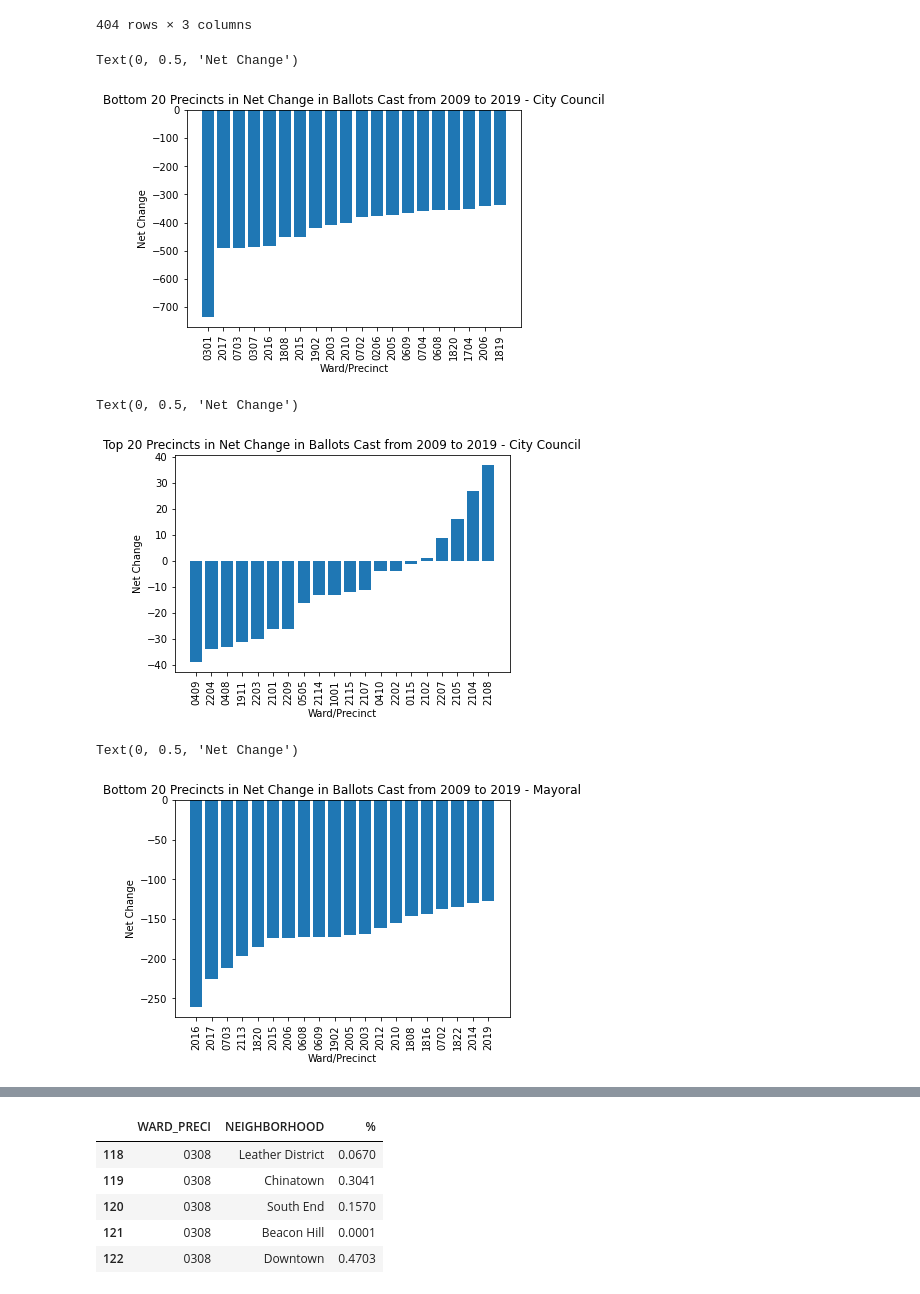
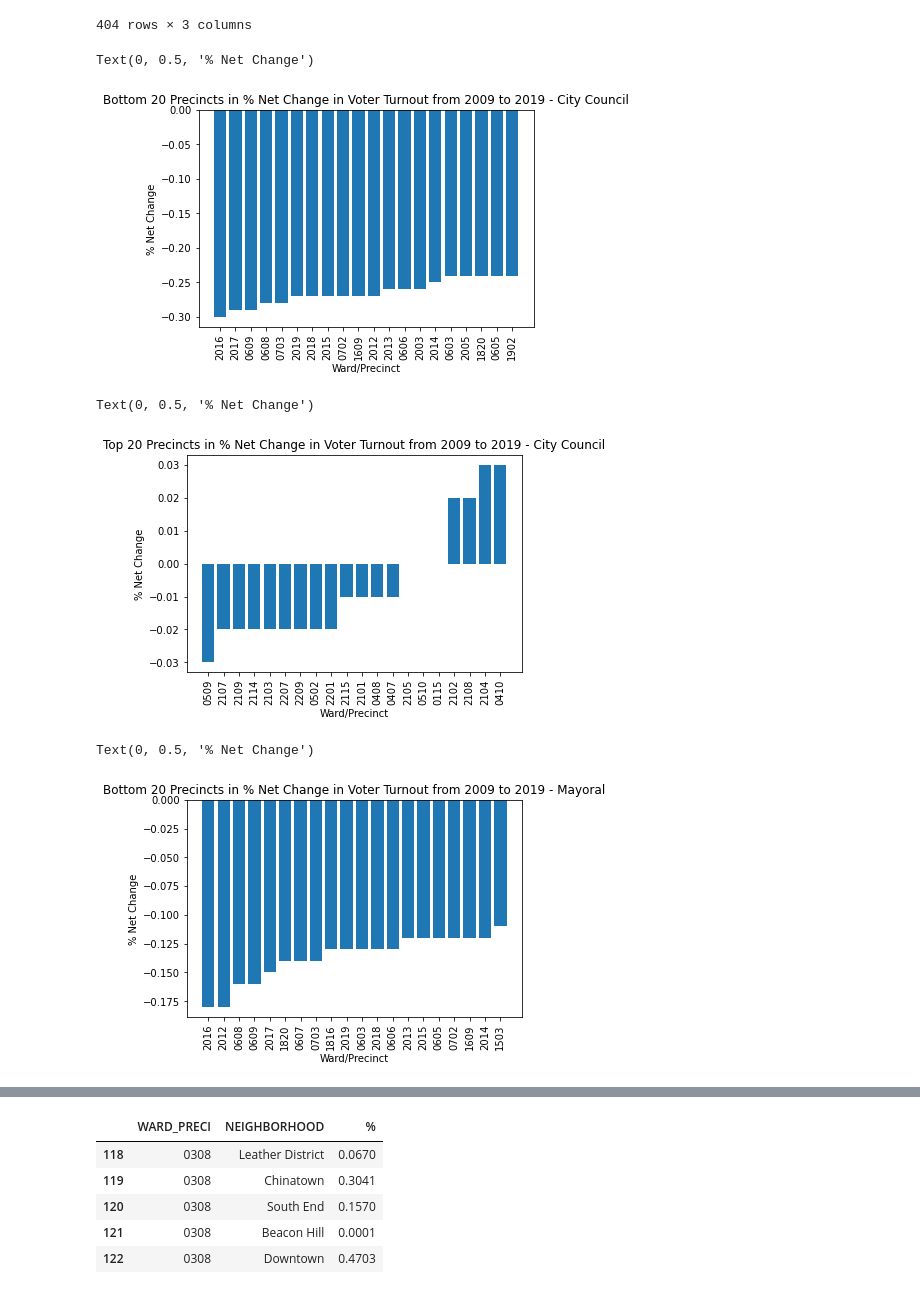
Before and after one commit to yagevlevi/BaystateBanner_Spark, a Jupyter notebook: Voting Patterns/Net_Change_Analysis.ipynb, the cells around one changed output, grey strips where cells are left out. Cells and saved outputs as stored; diff of their text form; code cells hidden in the pictures.

Commit message:
more visualizations

```diff
--- a/Voting Patterns/Net_Change_Analysis.ipynb
+++ b/Voting Patterns/Net_Change_Analysis.ipynb
@@ -9,7 +9,8 @@ m09 = pd.read_csv('Mayoral Election/2009_November Municipal (General) Mayoral Re
 m17 = pd.read_csv('Mayoral Election/2017_November Municipal (General) Mayoral Results.csv')
 
 df = pd.DataFrame(columns=['Ward/Precinct', 'CC Ballots 2009', 'CC Ballots 2019',
-                           'M Ballots 2009', 'M Ballots 2017', 'CVAP 2009', 'CVAP 2017', 'CVAP 2019',
+                           'M Ballots 2009', 'M Ballots 2017', 'Registered Voters 2009', 'Registered Voters 2017',
+                           'Registered Voters 2019',
                            'CC Voter Turnout 2009', 'CC Voter Turnout 2019', 'M Voter Turnout 2009',
                            'M Voter Turnout 2017', 'CC % Net Change','M % Net Change', 'CC Net Change',
                            'M Net Change', 'Neighborhood'])
@@ -20,13 +21,13 @@ df['M Ballots 2009'] = m09['BALLOTS CAST']
 df['M Ballots 2017'] = m17['BALLOTS CAST']
 
 for i in range(len(df)):
-    df.loc[i, 'CC Voter Turnout 2009'] = round(cc09.loc[i, 'BALLOTS CAST']/cc09.loc[i, 'CVAP'],2)
-    df.loc[i, 'CC Voter Turnout 2019'] = round(cc19.loc[i, 'BALLOTS CAST']/cc19.loc[i, 'CVAP'],2)
-    df.loc[i, 'M Voter Turnout 2009'] = round(m09.loc[i, 'BALLOTS CAST']/m09.loc[i, 'CVAP'],2)
-    df.loc[i, 'M Voter Turnout 2017'] = round(m17.loc[i, 'BALLOTS CAST']/m17.loc[i, 'CVAP'],2)
-    df.loc[i, 'CVAP 2009'] = cc09.loc[i, 'CVAP']
-    df.loc[i, 'CVAP 2017'] = m17.loc[i, 'CVAP']
-    df.loc[i, 'CVAP 2019'] = cc19.loc[i, 'CVAP']
+    df.loc[i, 'CC Voter Turnout 2009'] = round(cc09.loc[i, 'BALLOTS CAST']/cc09.loc[i, 'Registered Voters'],2)
+    df.loc[i, 'CC Voter Turnout 2019'] = round(cc19.loc[i, 'BALLOTS CAST']/cc19.loc[i, 'Registered Voters'],2)
+    df.loc[i, 'M Voter Turnout 2009'] = round(m09.loc[i, 'BALLOTS CAST']/m09.loc[i, 'Registered Voters'],2)
+    df.loc[i, 'M Voter Turnout 2017'] = round(m17.loc[i, 'BALLOTS CAST']/m17.loc[i, 'Registered Voters'],2)
+    df.loc[i, 'Registered Voters 2009'] = cc09.loc[i, 'Registered Voters']
+    df.loc[i, 'Registered Voters 2017'] = m17.loc[i, 'Registered Voters']
+    df.loc[i, 'Registered Voters 2019'] = cc19.loc[i, 'Registered Voters']
     df.loc[i, 'CC % Net Change'] = df.loc[i, 'CC Voter Turnout 2019'] - df.loc[i, 'CC Voter Turnout 2009']
     df.loc[i, 'M % Net Change'] = df.loc[i, 'M Voter Turnout 2017'] - df.loc[i, 'M Voter Turnout 2009']
     df.loc[i, 'CC Net Change'] = df.loc[i, 'CC Ballots 2019'] - df.loc[i, 'CC Ballots 2009']
@@ -86,33 +87,33 @@ neighbs
 | 403 | 0115 | Harbor Islands | 0.9933 |
 404 rows × 3 columns
 # %%
-temp = df.sort_values(by=['CC Net Change']).head(20).reset_index(drop=False)
-plt.bar(temp['Ward/Precinct'],temp['CC Net Change'])
+temp = df.sort_values(by=['CC % Net Change']).head(20).reset_index(drop=False)
+plt.bar(temp['Ward/Precinct'],temp['CC % Net Change'])
 plt.xticks(rotation=90)
-plt.title('Bottom 20 Precincts in Net Change in Ballots Cast from 2009 to 2019 - City Council')
+plt.title('Bottom 20 Precincts in % Net Change in Voter Turnout from 2009 to 2019 - City Council')
 plt.xlabel('Ward/Precinct')
-plt.ylabel('Net Change')
+plt.ylabel('% Net Change')
 # %% [output]
-Text(0, 0.5, 'Net Change')
+Text(0, 0.5, '% Net Change')
-[figure, old version]
+[figure, new version]
 # %%
-temp2 = df.sort_values(by=['CC Net Change']).tail(20).reset_index(drop=False)
-plt.bar(temp2['Ward/Precinct'],temp2['CC Net Change'])
+temp2 = df.sort_values(by=['CC % Net Change']).tail(20).reset_index(drop=False)
+plt.bar(temp2['Ward/Precinct'],temp2['CC % Net Change'])
 plt.xticks(rotation=90)
-plt.title('Top 20 Precincts in Net Change in Ballots Cast from 2009 to 2019 - City Council')
+plt.title('Top 20 Precincts in % Net Change in Voter Turnout from 2009 to 2019 - City Council')
 plt.xlabel('Ward/Precinct')
-plt.ylabel('Net Change')
+plt.ylabel('% Net Change')
 # %% [output]
-Text(0, 0.5, 'Net Change')
+Text(0, 0.5, '% Net Change')
-[figure, old version]
+[figure, new version]
 # %%
-temp1 = df.sort_values(by=['M Net Change']).head(20).reset_index(drop=False)
-plt.bar(temp1['Ward/Precinct'],temp1['M Net Change'])
+temp1 = df.sort_values(by=['M % Net Change']).head(20).reset_index(drop=False)
+plt.bar(temp1['Ward/Precinct'],temp1['M % Net Change'])
 plt.xticks(rotation=90)
-plt.title('Bottom 20 Precincts in Net Change in Ballots Cast from 2009 to 2019 - Mayoral')
+plt.title('Bottom 20 Precincts in % Net Change in Voter Turnout from 2009 to 2019 - Mayoral')
 plt.xlabel('Ward/Precinct')
-plt.ylabel('Net Change')
+plt.ylabel('% Net Change')
 # %% [output]
-Text(0, 0.5, 'Net Change')
+Text(0, 0.5, '% Net Change')
-[figure, old version]
+[figure, new version]
 # %%
```
Also changed, not shown: parts of 11 cells of this notebook, 3 other files.
